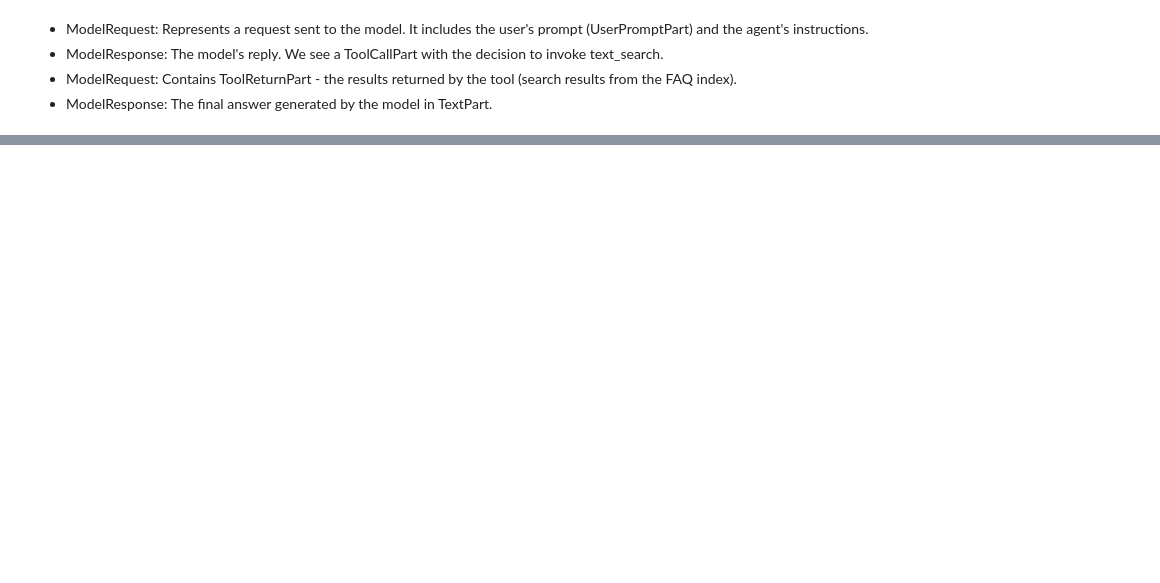
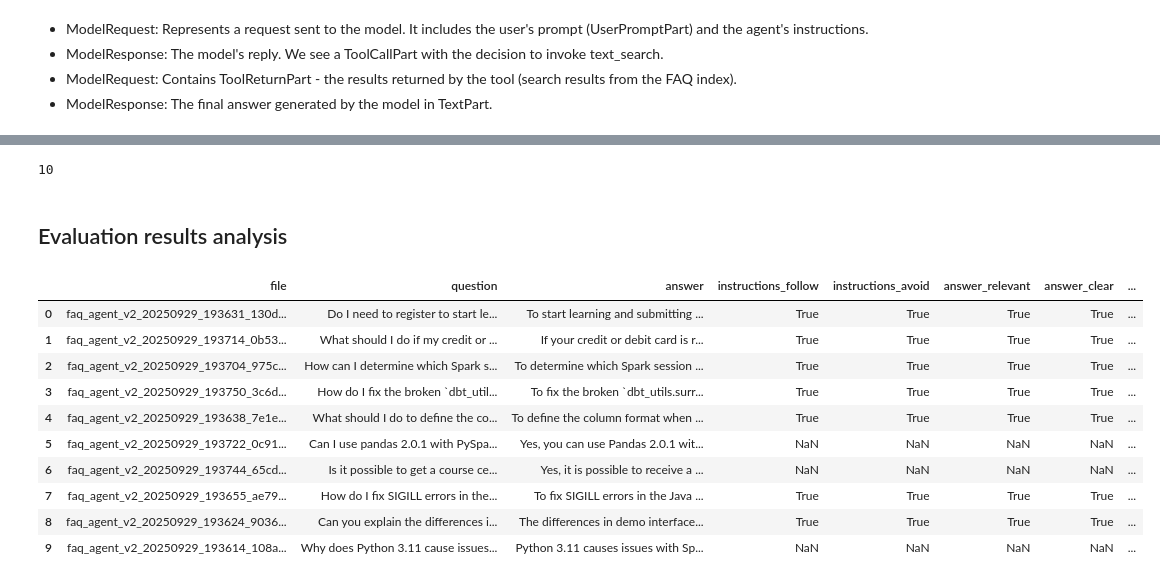
Before and after one commit to dosorio79/ai-agent-crashcourse, a Jupyter notebook: aihero/course/Course_notebook.ipynb, the cells around one changed output, grey strips where cells are left out. Saved outputs shown, nothing was run; the diff lists cells and outputs as text; code cells hidden in the pictures; blank space fills up the shorter version.

```diff
--- a/aihero/course/Course_notebook.ipynb
+++ b/aihero/course/Course_notebook.ipynb
@@ -742,0 +1172,58 @@ result.new_messages()
+# %%
+eval_set = []
+
+for log_file in LOG_DIR.glob('*.json'):
+    if 'faq_agent_v2' not in log_file.name:
+        continue
+    # Only use ai-generated question logs
+    log_record = load_log_file(log_file)
+    if log_record['source'] != 'ai-generated':
+        continue
+
+    eval_set.append(log_record)
+# %%
+len(eval_set)
+# %% [output]
+10
+# %%
+eval_results = []
+
+for log_record in tqdm(eval_set):
+    eval_result = await evaluate_log_record(eval_agent, log_record)
+    eval_results.append((log_record, eval_result))
+# %% [markdown]
+## Evaluation results analysis
+# %%
+# Create dataframe by defining rows per file and adding checks
+rows = []
+
+for log_record, eval_result in eval_results:
+    messages = log_record['messages']
+
+    row = {
+        'file': log_record['log_file'].name,
+        'question': messages[0]['parts'][0]['content'],
+        'answer': messages[-1]['parts'][0]['content'],
+    }
+    # Add checks to row dict
+    checks = {c.check_name: c.check_pass for c in eval_result.checklist}
+    row.update(checks)
+
+    rows.append(row)
+# %%
+import pandas as pd
+
+df_evals = pd.DataFrame(rows)
+df_evals
+# %% [output]
+|  | file | question | answer | instructions_follow | instructions_avoid | answer_relevant | answer_clear | ... |
+| 0 | faq_agent_v2_20250929_193631_130d... | Do I need to register to start le... | To start learning and submitting ... | True | True | True | True | ... |
+| 1 | faq_agent_v2_20250929_193714_0b53... | What should I do if my credit or ... | If your credit or debit card is r... | True | True | True | True | ... |
+| 2 | faq_agent_v2_20250929_193704_975c... | How can I determine which Spark s... | To determine which Spark session ... | True | True | True | True | ... |
+| 3 | faq_agent_v2_20250929_193750_3c6d... | How do I fix the broken `dbt_util... | To fix the broken `dbt_utils.surr... | True | True | True | True | ... |
+| 4 | faq_agent_v2_20250929_193638_7e1e... | What should I do to define the co... | To define the column format when ... | True | True | True | True | ... |
+| 5 | faq_agent_v2_20250929_193722_0c91... | Can I use pandas 2.0.1 with PySpa... | Yes, you can use Pandas 2.0.1 wit... | NaN | NaN | NaN | NaN | ... |
+| 6 | faq_agent_v2_20250929_193744_65cd... | Is it possible to get a course ce... | Yes, it is possible to receive a ... | NaN | NaN | NaN | NaN | ... |
+| 7 | faq_agent_v2_20250929_193655_ae79... | How do I fix SIGILL errors in the... | To fix SIGILL errors in the Java ... | True | True | True | True | ... |
+| 8 | faq_agent_v2_20250929_193624_9036... | Can you explain the differences i... | The differences in demo interface... | True | True | True | True | ... |
+| 9 | faq_agent_v2_20250929_193614_108a... | Why does Python 3.11 cause issues... | Python 3.11 causes issues with Sp... | NaN | NaN | NaN | NaN | ... |
```
Also changed, not shown: parts of 38 cells of this notebook, 2 other files.
